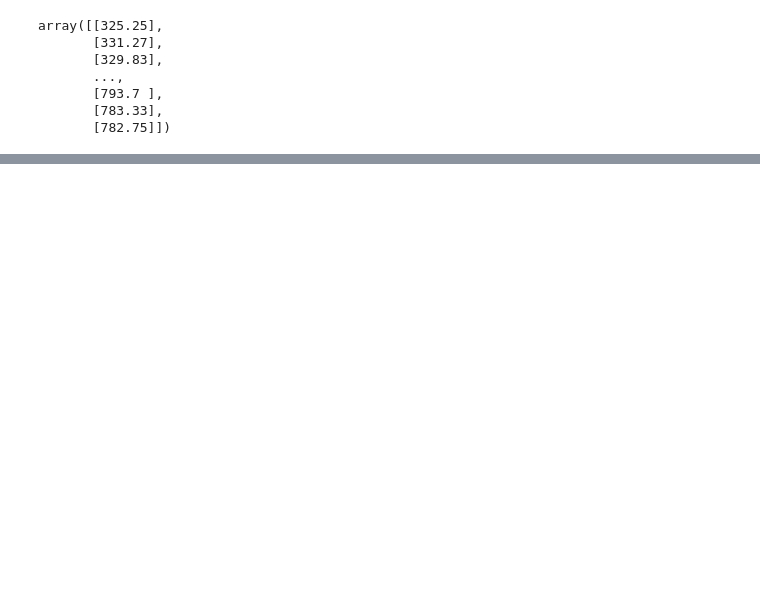
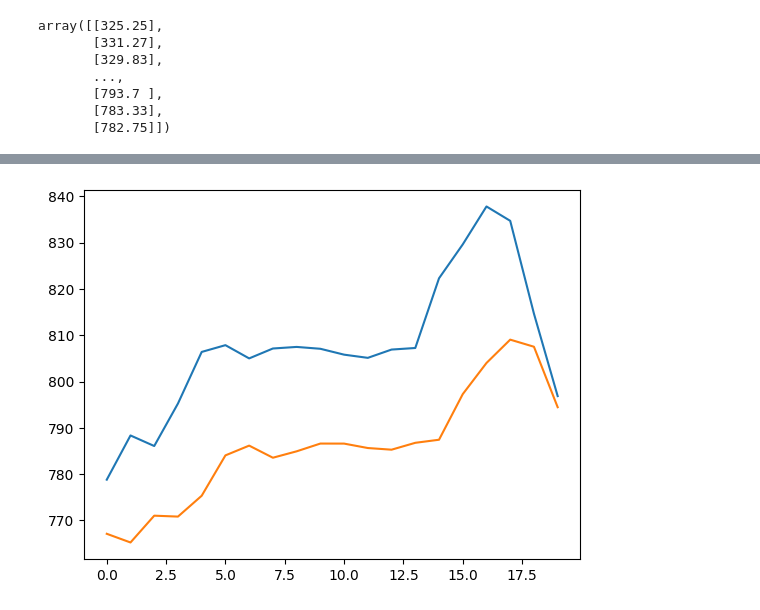
Before and after one commit to Tharunopi/Tharun-s-training-data, a Jupyter notebook: Udemy deep learning/RNN/RNN_training.ipynb, the cells around one changed output, grey strips where cells are left out. Cells and saved outputs as stored; diff of their text form; code cells hidden in the pictures; blank space fills up the shorter version.

```diff
--- a/Udemy deep learning/RNN/RNN_training.ipynb
+++ b/Udemy deep learning/RNN/RNN_training.ipynb
@@ -39,0 +223,11 @@ array([[0.08581368],
+# %%
+val = np.concatenate((val, real))
+val[79]
+val1 = sc.transform(val)
+# %%
+pre = []
+for i in range(60, 80):
+    pre.append(val1[i - 60: i, ])
+# %%
+pre = np.array(pre)
+pre.shape
@@ -39,0 +236,2 @@ array([[0.08581368],
+# %%
+pred = model.predict(pre)
@@ -39,0 +240,6 @@ array([[0.08581368],
+# %%
+plt.plot(real)
+plt.plot(sc.inverse_transform(pred))
+plt.show()
+# %% [output]
+[figure, added]
```
Also changed, not shown: parts of 26 cells of this notebook, 1 other file.
